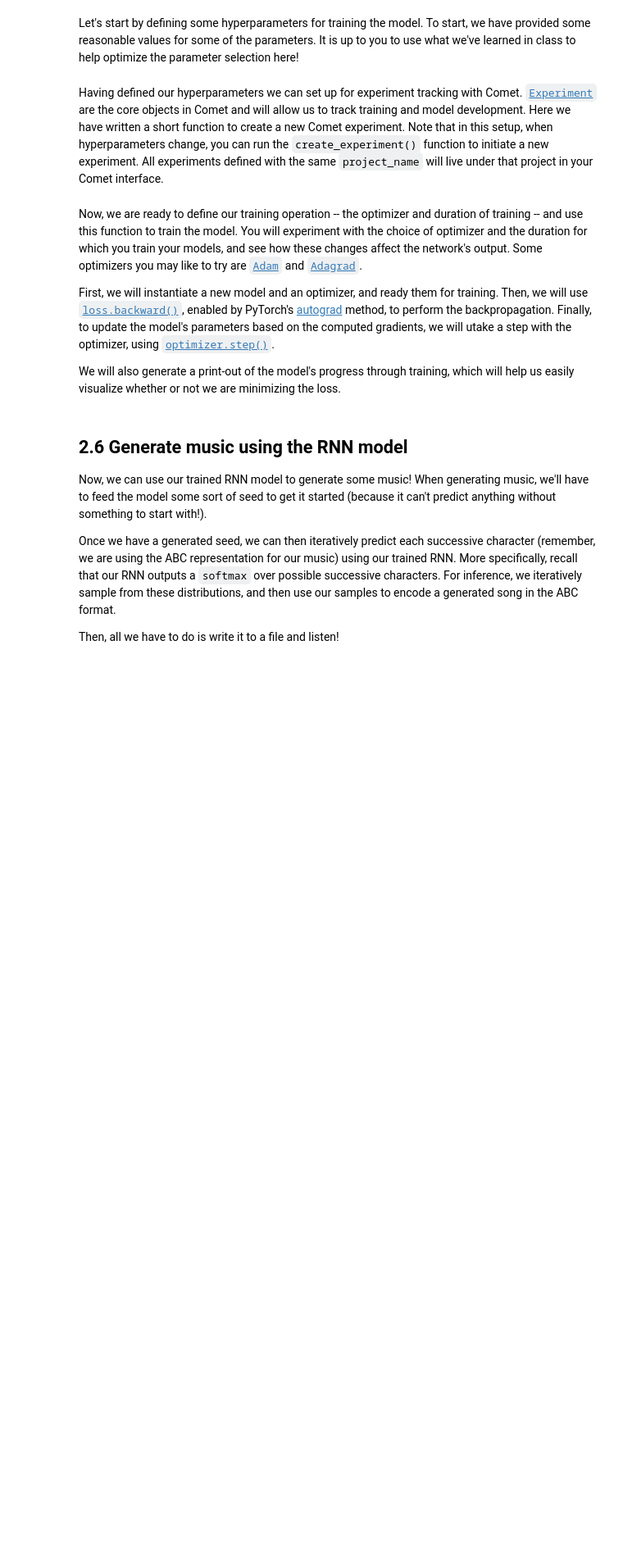
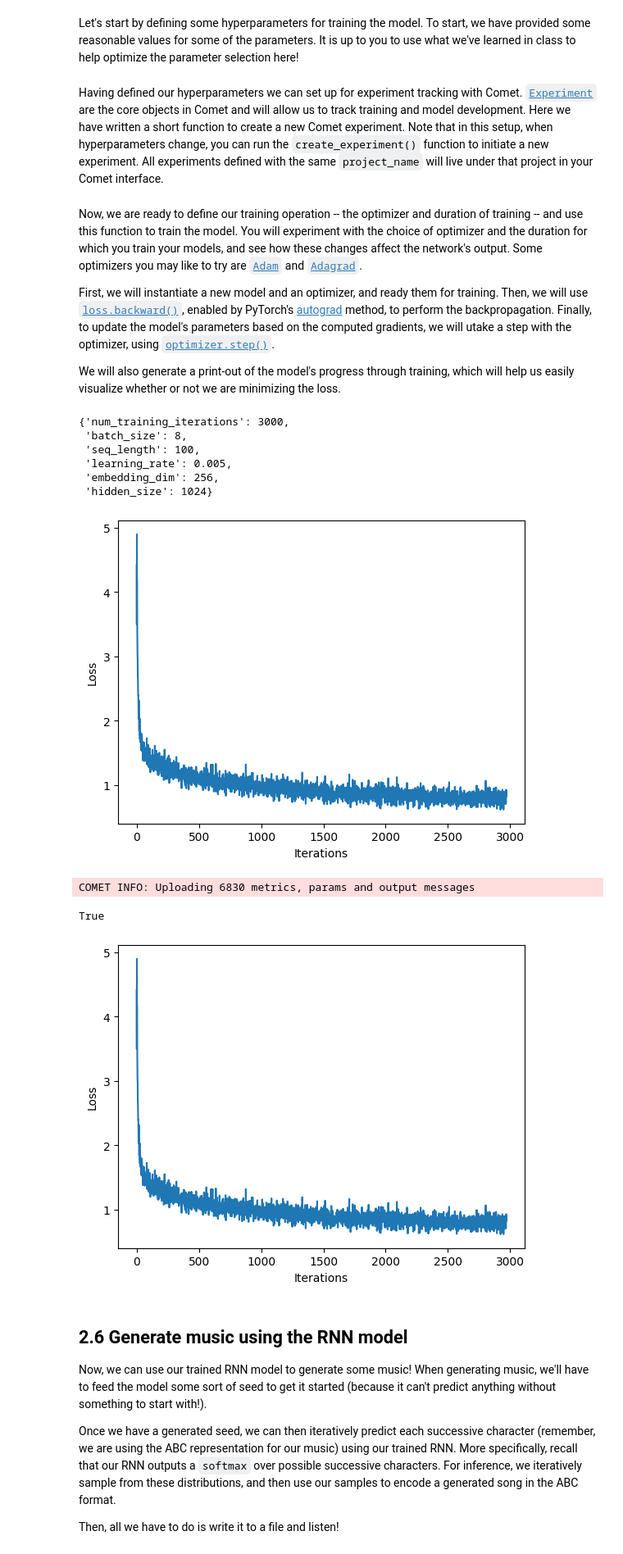
Before and after one commit to fz-rit/introtodeeplearning, a Jupyter notebook: lab1/PT_Part2_Music_Generation.ipynb, the cells around one changed output. Shown: that part at 82% size. Cells and saved outputs as stored; diff of their text form; code cells hidden in the pictures; blank space fills up the shorter version.

```diff
--- a/lab1/PT_Part2_Music_Generation.ipynb
+++ b/lab1/PT_Part2_Music_Generation.ipynb
@@ -309,11 +309,11 @@ class LSTMModel(nn.Module):
 
         '''TODO: Layer 2: LSTM with hidden_size `hidden_size`. note: number of layers defaults to 1.
          Use the nn.LSTM() module from pytorch.'''
-        self.lstm = nn.LSTM('''TODO''') # TODO
+        self.lstm = nn.LSTM(embedding_dim, hidden_size, batch_first=True) # TODO
 
         '''TODO: Layer 3: Linear (fully-connected) layer that transforms the LSTM output
         #   into the vocabulary size.'''
-        self.fc = nn.Linear('''TODO''') # TODO
+        self.fc = nn.Linear(hidden_size, vocab_size) # TODO
 
     def init_hidden(self, batch_size, device):
         # Initialize hidden state and cell state with zeros
@@ -412,10 +434,10 @@ def compute_loss(labels, logits):
     batched_labels = labels.view(-1)
 
     ''' TODO: Batch the logits so that the shape of the logits should be (B * L, V) '''
-    batched_logits = """ TODO """ # TODO
+    batched_logits = logits.view(-1, logits.shape[-1]) # TODO
 
     '''TODO: Compute the cross-entropy loss using the batched  next characters and predictions'''
-    loss = """ TODO """ # TODO
+    loss = cross_entropy(batched_logits, batched_labels) # TODO
     return loss
 # %%
 ### compute the loss on the predictions from the untrained model from earlier. ###
@@ -475,12 +500,21 @@ Now, we are ready to define our training operation -- the optimizer and duration
 First, we will instantiate a new model and an optimizer, and ready them for training. Then, we will use [`loss.backward()`](https://pytorch.org/docs/stable/generated/torch.Tensor.backward.html), enabled by PyTorch's [autograd](https://pytorch.org/docs/stable/generated/torch.autograd.grad.html) method, to perform the backpropagation. Finally, to update the model's parameters based on the computed gradients, we will utake a step with the optimizer, using [`optimizer.step()`](https://pytorch.org/docs/stable/generated/torch.optim.Optimizer.step.html).
 
 We will also generate a print-out of the model's progress through training, which will help us easily visualize whether or not we are minimizing the loss.
+# %%
+params
+# %% [output]
+{'num_training_iterations': 3000,
+ 'batch_size': 8,
+ 'seq_length': 100,
+ 'learning_rate': 0.005,
+ 'embedding_dim': 256,
+ 'hidden_size': 1024}
 # %%
 ### Define optimizer and training operation ###
 
 '''TODO: instantiate a new LSTMModel model for training using the hyperparameters
     created above.'''
-model = LSTMModel('''TODO: arguments''')
+model = LSTMModel(vocab_size, params["embedding_dim"], params["hidden_size"])
 
 # Move the model to the GPU
 model.to(device)
@@ -489,7 +523,7 @@ model.to(device)
   Checkout the PyTorch website for a list of supported optimizers.
   https://pytorch.org/docs/stable/optim.html
   Try using the Adam optimizer to start.'''
-optimizer = # TODO
+optimizer = optim.Adam(model.parameters(), lr=params["learning_rate"])# TODO
 
 def train_step(x, y):
   # Set the model's mode to train
@@ -500,11 +534,11 @@ def train_step(x, y):
 
   # Forward pass
   '''TODO: feed the current input into the model and generate predictions'''
-  y_hat = model('''TODO''')
+  y_hat = model(x)
 
   # Compute the loss
   '''TODO: compute the loss!'''
-  loss = compute_loss('''TODO''', '''TODO''')
+  loss = compute_loss(y, y_hat)
 
   # Backward pass
   '''TODO: complete the gradient computation and update step.
@@ -513,6 +547,8 @@ def train_step(x, y):
     2. Update the model parameters using the optimizer
   '''
   '''TODO'''
+  loss.backward()
+  optimizer.step()
 
   return loss
 
@@ -524,33 +560,38 @@ history = []
 plotter = mdl.util.PeriodicPlotter(sec=2, xlabel='Iterations', ylabel='Loss')
 experiment = create_experiment()
 
 if hasattr(tqdm, '_instances'): tqdm._instances.clear() # clear if it exists
 for iter in tqdm(range(params["num_training_iterations"])):
 
     # Grab a batch and propagate it through the network
     x_batch, y_batch = get_batch(vectorized_songs, params["seq_length"], params["batch_size"])
 
     # Convert numpy arrays to PyTorch tensors
     x_batch = torch.tensor(x_batch, dtype=torch.long).to(device)
     y_batch = torch.tensor(y_batch, dtype=torch.long).to(device)
 
     # Take a train step
     loss = train_step(x_batch, y_batch)
 
     # Log the loss to the Comet interface
     experiment.log_metric("loss", loss.item(), step=iter)
 
     # Update the progress bar and visualize within notebook
     history.append(loss.item())
     plotter.plot(history)
 
     # Save model checkpoint
     if iter % 100 == 0:
         torch.save(model.state_dict(), checkpoint_prefix)
 
 # Save the final trained model
 torch.save(model.state_dict(), checkpoint_prefix)
 experiment.flush()
+# %% [output]
+[figure, added]
+COMET INFO: Uploading 6830 metrics, params and output messages
+True
+[figure, added]
 # %% [markdown]
 ## 2.6 Generate music using the RNN model
 
```
Also changed, not shown: parts of 12 cells of this notebook, 5 other files.
